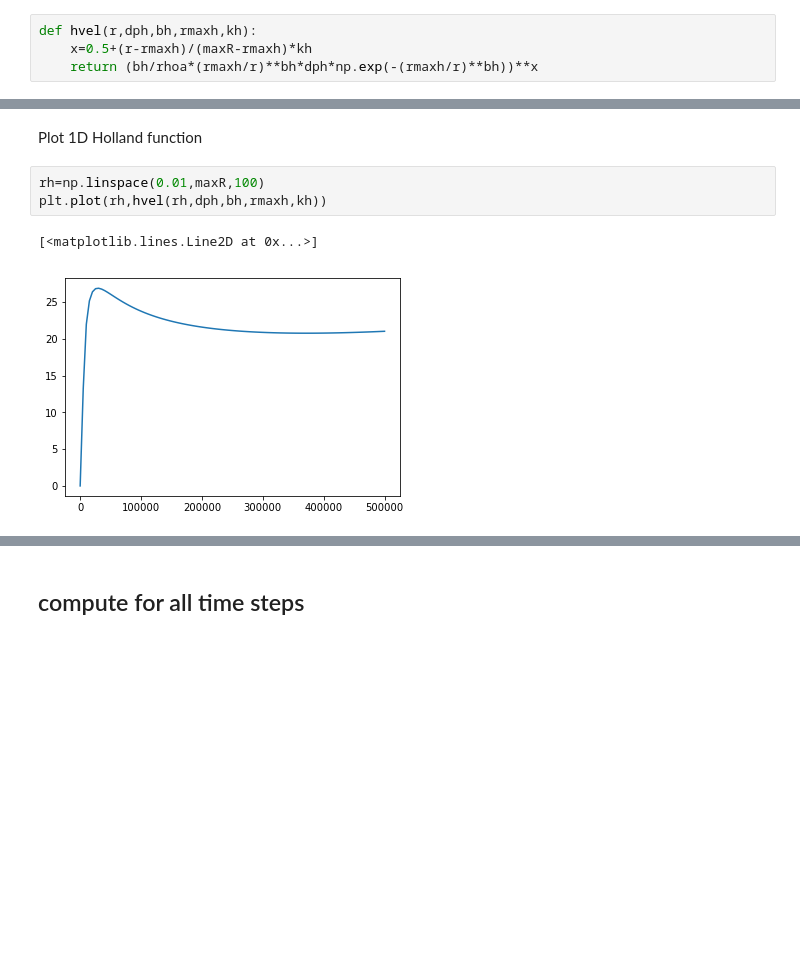
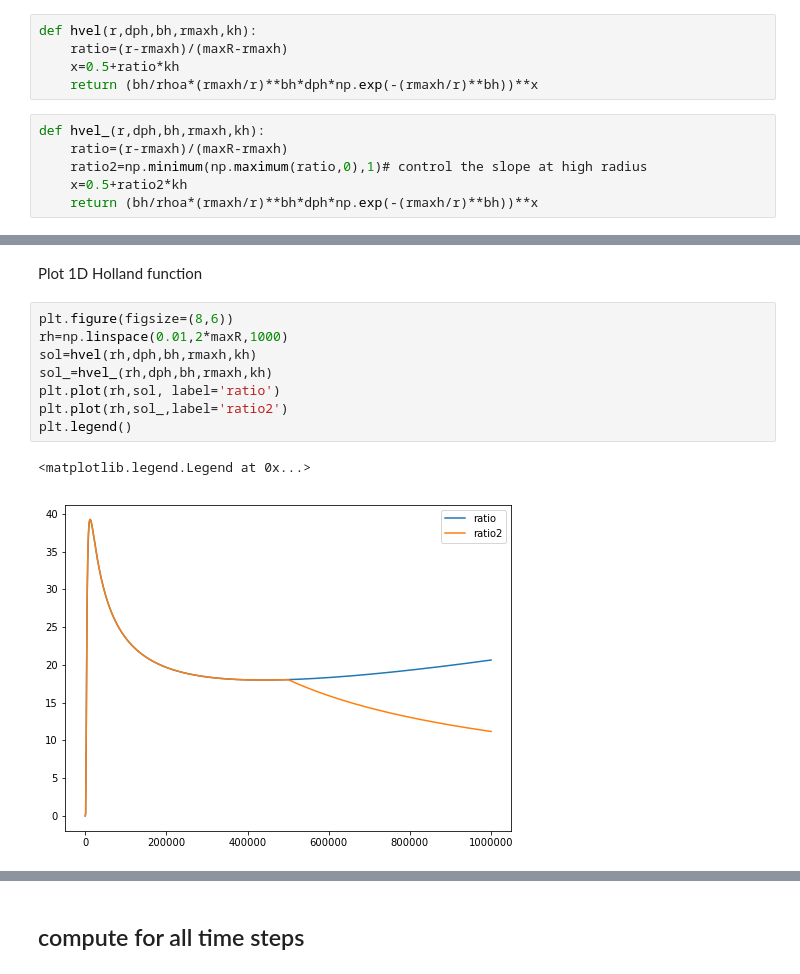
Before and after one commit to ec-jrc/pyStorms, a Jupyter notebook: Output.ipynb, the cells around one changed output, grey strips where cells are left out. Saved outputs shown, nothing was run; the diff lists cells and outputs as text; blank space fills up the shorter version.

```diff
--- a/Output.ipynb
+++ b/Output.ipynb
@@ -87,8 +86,15 @@ def pres(r):
     return pn+dph*np.exp(-(rmaxh/r)**bh)
 # %%
 def hvel(r,dph,bh,rmaxh,kh):
-    x=0.5+(r-rmaxh)/(maxR-rmaxh)*kh
+    ratio=(r-rmaxh)/(maxR-rmaxh)
+    x=0.5+ratio*kh
     return (bh/rhoa*(rmaxh/r)**bh*dph*np.exp(-(rmaxh/r)**bh))**x
+# %%
+def hvel_(r,dph,bh,rmaxh,kh):
+    ratio=(r-rmaxh)/(maxR-rmaxh)
+    ratio2=np.minimum(np.maximum(ratio,0),1)# control the slope at high radius
+    x=0.5+ratio2*kh
+    return (bh/rhoa*(rmaxh/r)**bh*dph*np.exp(-(rmaxh/r)**bh))**x
 # %%
 def hvel2d(l1,l2,lon0,lat0):
     r = Haversine(l1, l2, lon0, lat0)
@@ -122,12 +130,17 @@ zx,zy,pr=hvel2d(q1,q2,tc.lon[i],tc.lat[i])
 vel=np.sqrt(zx**2+zy**2)
 # %% [markdown]
 Plot 1D Holland function
-# %%
-rh=np.linspace(0.01,maxR,100)
-plt.plot(rh,hvel(rh,dph,bh,rmaxh,kh))
-# %% [output]
-[<matplotlib.lines.Line2D at 0x...>]
-[figure, removed]
+# %%
+plt.figure(figsize=(8,6))
+rh=np.linspace(0.01,2*maxR,1000)
+sol=hvel(rh,dph,bh,rmaxh,kh)
+sol_=hvel_(rh,dph,bh,rmaxh,kh)
+plt.plot(rh,sol, label='ratio')
+plt.plot(rh,sol_,label='ratio2')
+plt.legend()
+# %% [output]
+<matplotlib.legend.Legend at 0x...>
+[figure, added]
 # %%
 plt.figure(figsize=(10,8))
 plt.contourf(q1,q2,vel,20)
```
Also changed, not shown: parts of 18 cells of this notebook, 4 other files.
